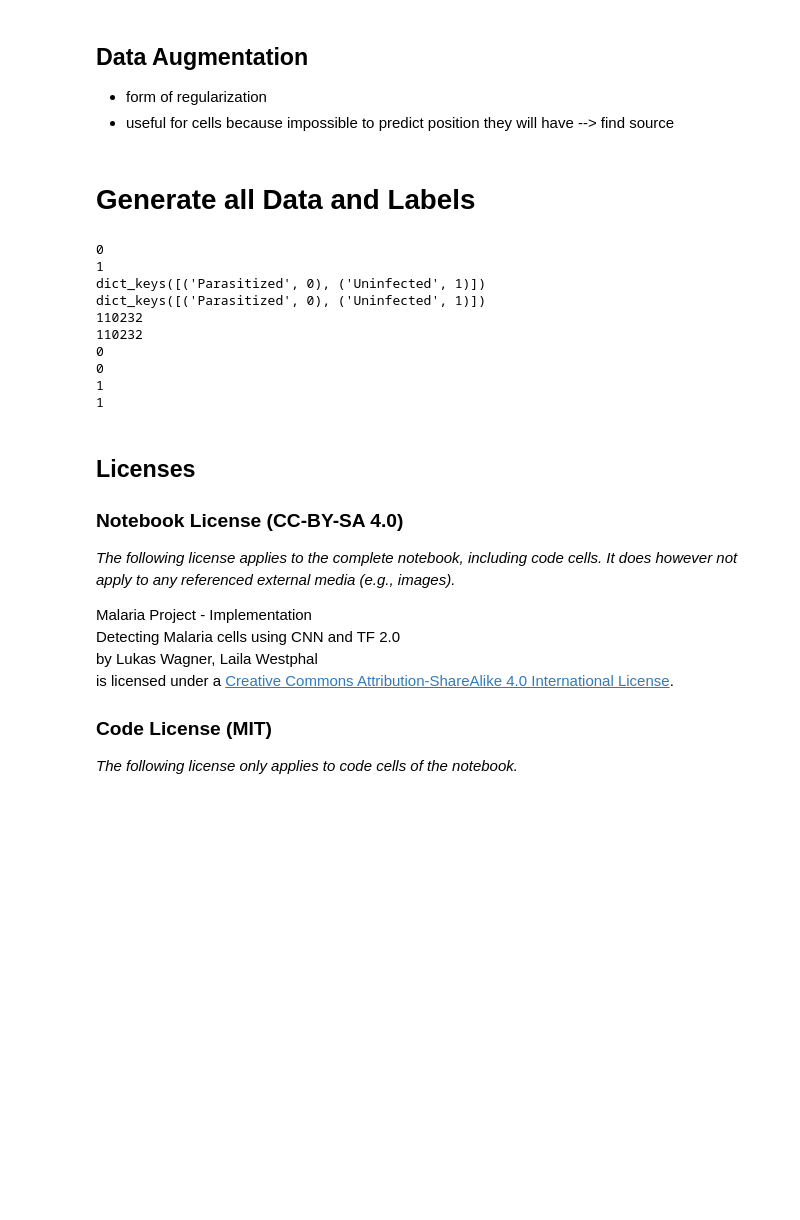
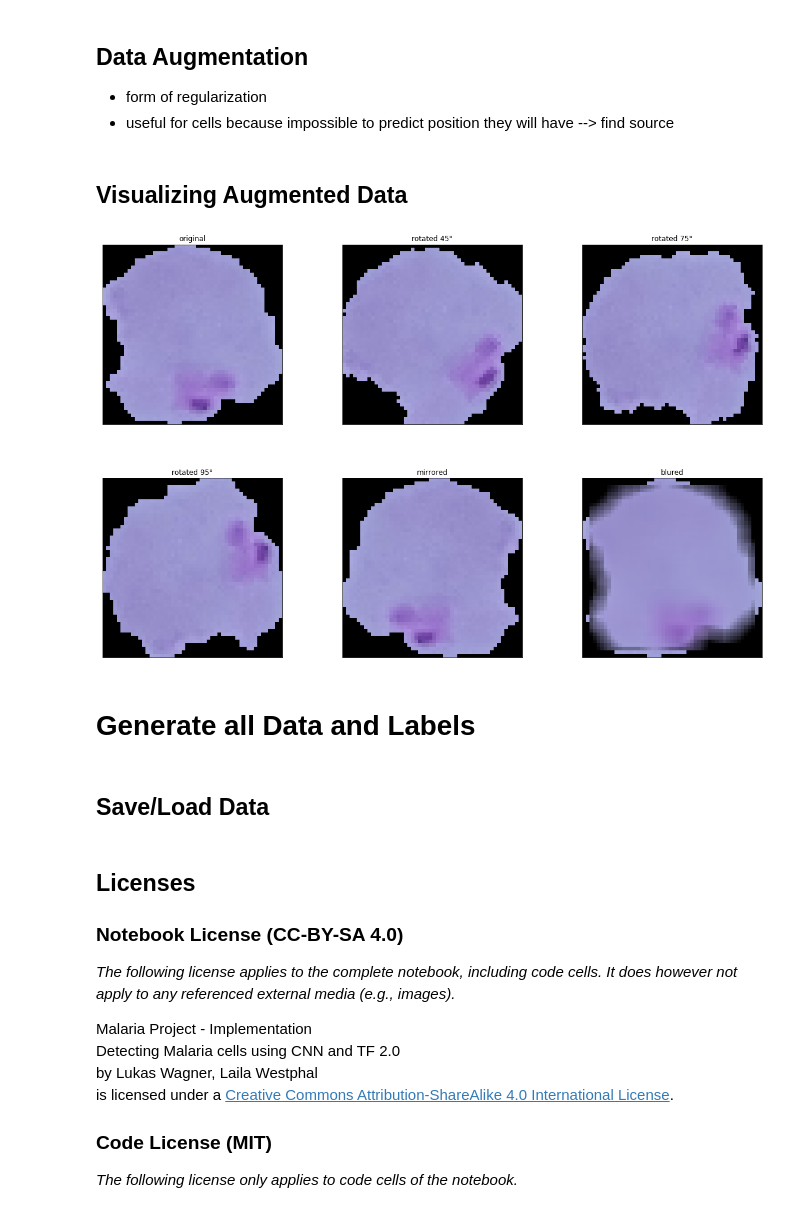
Before and after one commit to lai-la/MalariaProject, a Jupyter notebook: malaria_project_implementation.ipynb, the cells around one changed output. Saved outputs shown, nothing was run; the diff lists cells and outputs as text; code cells hidden in the pictures; blank space fills up the shorter version.

Commit message:
added visualization for data augmentation and made some fixes

```diff
--- a/malaria_project_implementation.ipynb
+++ b/malaria_project_implementation.ipynb
@@ -172,21 +170,49 @@ def preprocessData(image_path, h_img, w_img, mode='RGB'):
 #    PIL.Image.FLIP_TOP_BOTTOM
 #    PIL.Image.TRANSPOSE
 
-def augmentData(image, label, rotations=None, mirror=None, blur=False):
+def augmentData(image, label, rotations=None, mirror=False, blur=False):
     img_data = []
     img_labels = []
     if rotations != None:
         for rot in rotations:
-            img_data.append(np.array(image.rotate(rot)))
+            im = image.rotate(rot)
+            img_data.append(np.array(im))
             img_labels.append(label)
-    if mirror != None:
-        for mi in mirror:
-            img_data.append(np.array(image.transpose(Image.mi)))
-            img_labels.append(label)
+    if mirror is True:
+        #for mi in mirror:
+            #im = image.transpose(Image.mirror)
+        im = ImageOps.mirror(image)
+        #img_data.append(np.array(im))
+        img_data.append(np.array(im))
+        img_labels.append(label)
     if blur is True:
-        img_data.append(np.array(ImageFilter.BLUR))
+        im = image.filter(ImageFilter.BLUR)
+        img_data.append(np.array(im))
         img_labels.append(label)
     return img_data, img_labels
+# %% [markdown]
+## Visualizing Augmented Data
+# %%
+image = preprocessData("data/cell_images/Parasitized/C99P60ThinF_IMG_20150918_141520_cell_107.png", 50,50)
+augmented, augl = augmentData(image, 0 ,rotations=[45,75,95], mirror = True, blur = True)
+images = []
+images.append(np.array(image))
+images.extend(augmented)
+#print(len(images))
+titles = ["original", "rotated 45°", "rotated 75°", "rotated 95°", "mirrored", "blured"]
+plt.figure(1, figsize=(20,20))
+n = 0
+for img in images:
+    n += 1
+    plt.subplot(3,3,n)
+    plt.subplots_adjust(hspace=0.3, wspace= 0.3)
+    plt.imshow(img)
+    plt.title(titles[n-1])
+    plt.xticks([]), plt.yticks([])
+
+plt.show()
+# %% [output]
+[figure, added]
 # %% [markdown]
 # Generate all Data and Labels
 # %%
@@ -210,23 +236,12 @@ def generateData(path, h_img, w_img, mode='RGB', rotations=None, mirror=None, bl
     return data, labels
 # %%
 #checking whether data and label genration work properly
-d, l = generateData("data/cell_images", 50, 50, rotations=[45,75], blur = True)
-print(len(d))
-print(len(l))
+data, labels = generateData("data/cell_images", 50, 50, rotations=[45,75], blur = True)
+
+#There should be 110232 images in total
+print('Number of data: {} \nNumber of labels: {}'.format(len(d), len(l)))
+
 # There should be 55116 images for each class
-
-print(l[55114])
-print(l[55115])
-print(l[55116])
-print(l[55117])
+print('Expecting labels to be 0 : l[55114] = {}, l[55115] = {} \nExpecting labels to be 1 : l[55116] = {}, l[55117] = {}'.format(l[55114],l[55115],l[55116],l[55117]))
-# %% [output]
-0
-1
-dict_keys([('Parasitized', 0), ('Uninfected', 1)])
-dict_keys([('Parasitized', 0), ('Uninfected', 1)])
-110232
-110232
-0
-0
-1
-1
+# %% [markdown]
+## Save/Load Data
```
Also changed, not shown: parts of 6 cells of this notebook.
